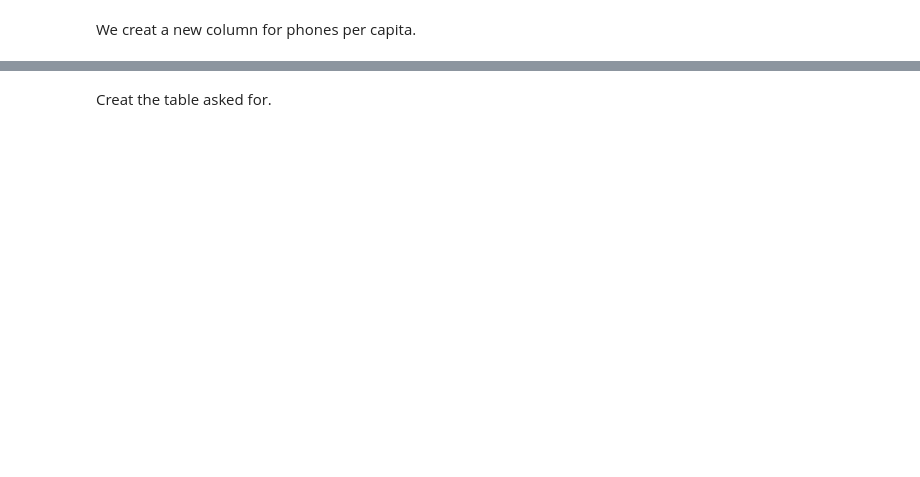
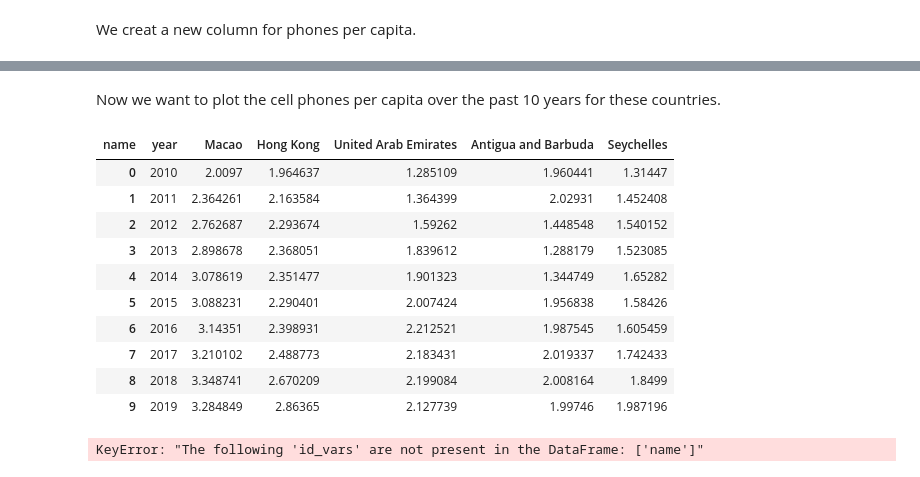
Before and after one commit to majaelm/su-mt4007, a Jupyter notebook: HW4/HW4.ipynb, the cells around one changed output, grey strips where cells are left out. Cells and saved outputs as stored; diff of their text form; code cells hidden in the pictures; blank space fills up the shorter version.

```diff
--- a/HW4/HW4.ipynb
+++ b/HW4/HW4.ipynb
@@ -74,5 +119,5 @@ country_df.head()
 # %% [markdown]
 We join the country data with the cell phone and population data.
 # %%
-merged_df = country_df.merge(cell_pop_df, on='iso-3')
+merged_df = cell_pop_df.merge(country_df, on='iso-3')
 merged_df.head()
@@ -83,3 +137,3 @@ merged_df['phones per capita']= merged_df['n_cellphones']/merged_df['population'
 # %%
-pivot_df = merged_df.pivot(columns=['year', 'name'])
-pivot_df.head()
+percap = merged_df.pivot(columns='name', index='year', values = 'phones per capita')
+percap.sort_values('2019', axis=1, ascending = False).tail().iloc[:, :5]
@@ -86,2 +148,2 @@ pivot_df.head()
 # %% [markdown]
-Creat the table asked for.
+Now we want to plot the cell phones per capita over the past 10 years for these countries.
@@ -89,0 +150,19 @@ merged_df[['name', 'year','phones per capita']].sort_values('phones per capita')
+# %%
+top_5 = percap.sort_values('2019', axis=1, ascending = False).tail(10).iloc[:, :5].reset_index()
+top_5
+# %% [output]
+| name | year | Macao | Hong Kong | United Arab Emirates | Antigua and Barbuda | Seychelles |
+| 0 | 2010 | 2.0097 | 1.964637 | 1.285109 | 1.960441 | 1.31447 |
+| 1 | 2011 | 2.364261 | 2.163584 | 1.364399 | 2.02931 | 1.452408 |
+| 2 | 2012 | 2.762687 | 2.293674 | 1.59262 | 1.448548 | 1.540152 |
+| 3 | 2013 | 2.898678 | 2.368051 | 1.839612 | 1.288179 | 1.523085 |
+| 4 | 2014 | 3.078619 | 2.351477 | 1.901323 | 1.344749 | 1.65282 |
+| 5 | 2015 | 3.088231 | 2.290401 | 2.007424 | 1.956838 | 1.58426 |
+| 6 | 2016 | 3.14351 | 2.398931 | 2.212521 | 1.987545 | 1.605459 |
+| 7 | 2017 | 3.210102 | 2.488773 | 2.183431 | 2.019337 | 1.742433 |
+| 8 | 2018 | 3.348741 | 2.670209 | 2.199084 | 2.008164 | 1.8499 |
+| 9 | 2019 | 3.284849 | 2.86365 | 2.127739 | 1.99746 | 1.987196 |
+# %%
+df_melted = top_5.melt(id_vars=["name"], var_name="Country", value_name="Value")
+# %% [output]
+KeyError: "The following 'id_vars' are not present in the DataFrame: ['name']"
```
Also changed, not shown: parts of 12 cells of this notebook.
